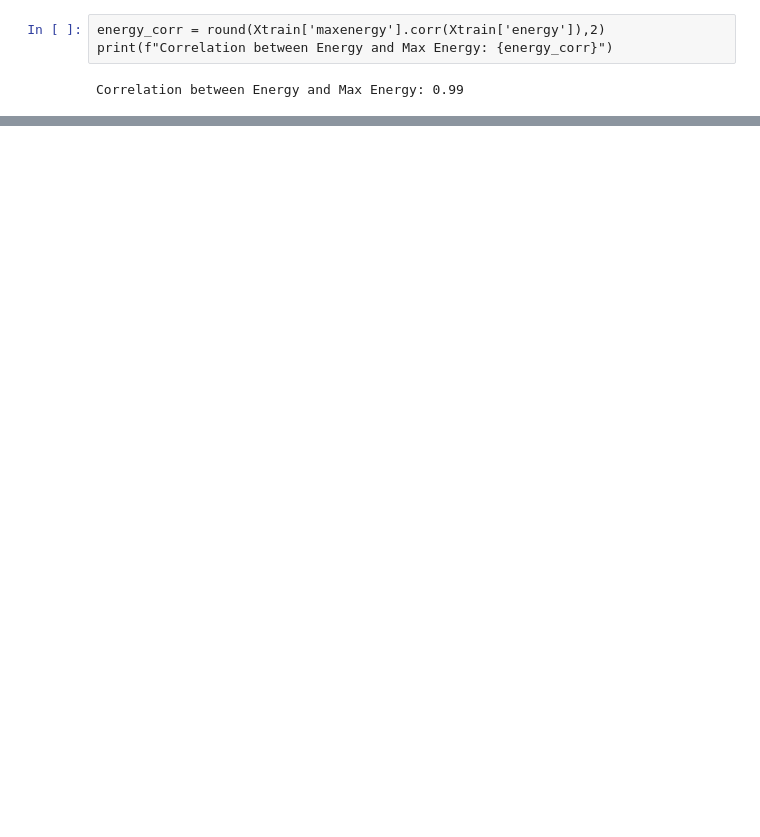
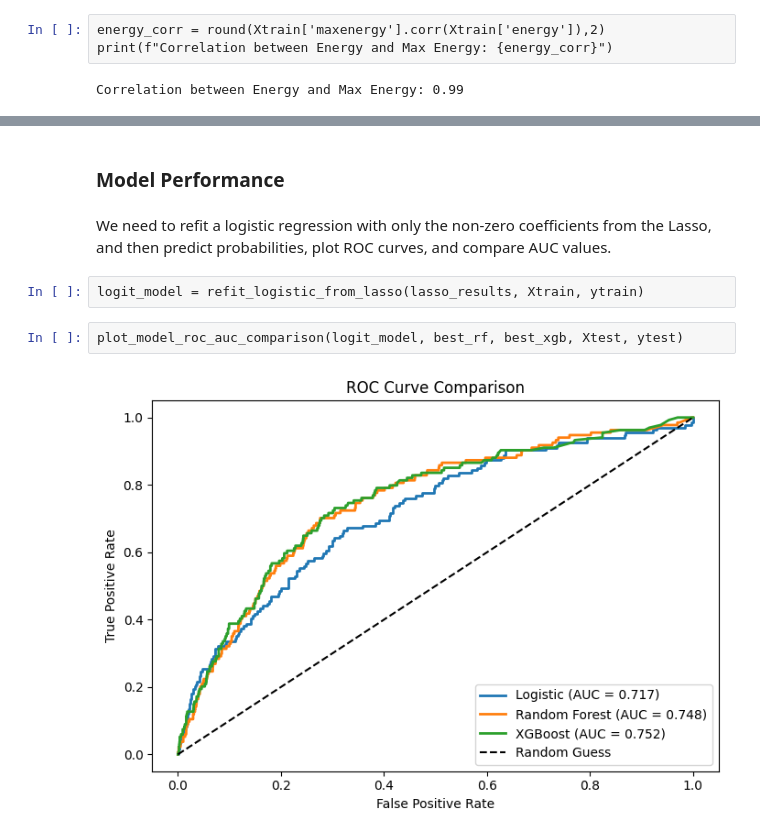
Before and after one commit to jdlesniak/feature-selection-analysis, a Jupyter notebook: notebooks/02_modeling.ipynb, the cells around one changed output, grey strips where cells are left out. Saved outputs shown, nothing was run; the diff lists cells and outputs as text; blank space fills up the shorter version.

Commit message:
final notebook and modeling outputs

```diff
--- a/notebooks/02_modeling.ipynb
+++ b/notebooks/02_modeling.ipynb
@@ -63,0 +107,10 @@ plot_feature_ranking_comparison(lasso_df, rf_df, xgb_df, top_n=20)
+# %% [markdown]
+### Model Performance
+# %% [markdown]
+We need to refit a logistic regression with only the non-zero coefficients from the Lasso, and then predict probabilities, plot ROC curves, and compare AUC values.
+# %%
+logit_model = refit_logistic_from_lasso(lasso_results, Xtrain, ytrain)
+# %%
+plot_model_roc_auc_comparison(logit_model, best_rf, best_xgb, Xtest, ytest)
+# %% [output]
+[figure, added]
```
Also changed, not shown: parts of 18 cells of this notebook, 2 other files.
